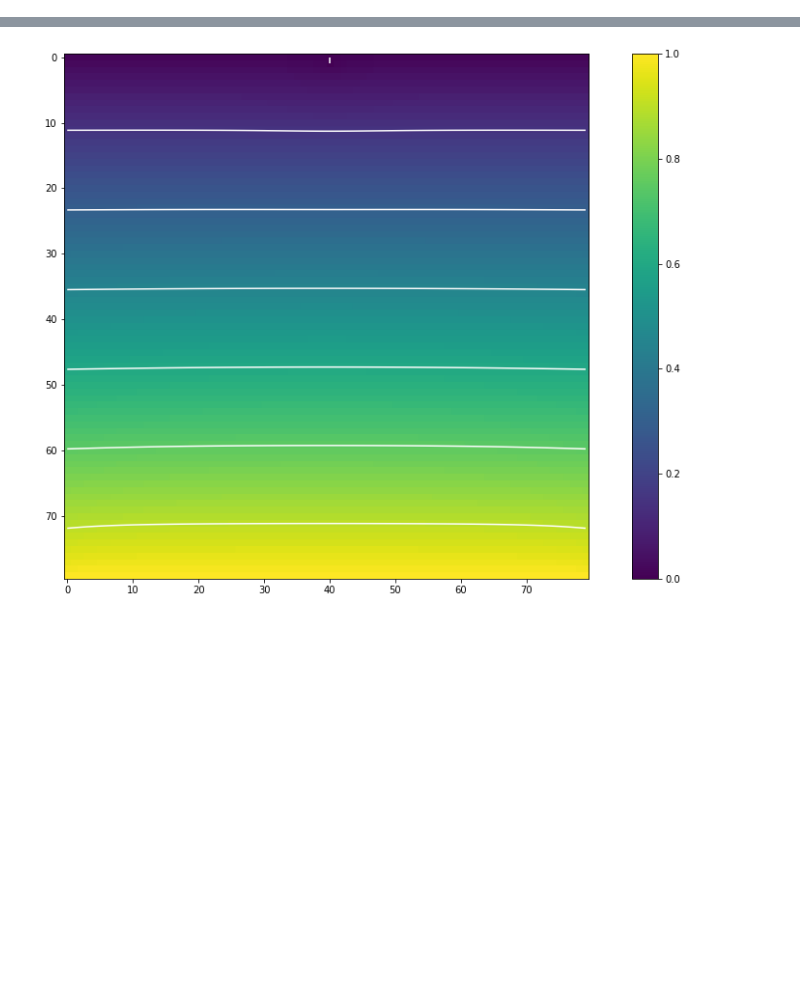
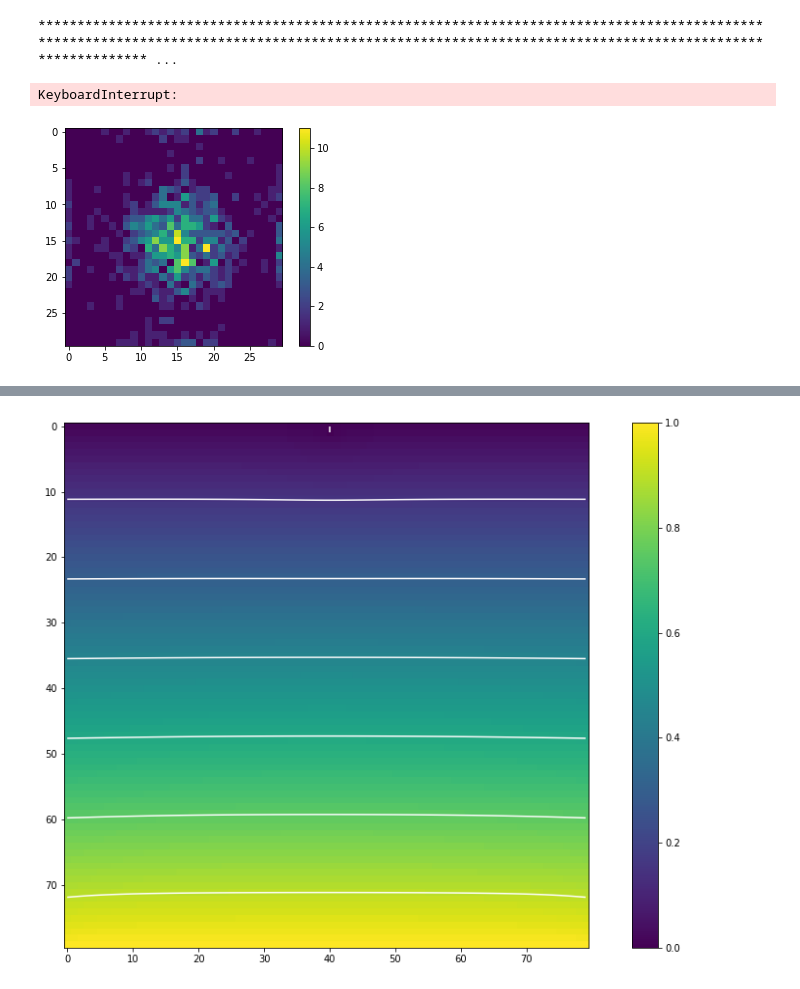
Before and after one commit to g-nilsson/spatial_discretizations_impact_on_simulations, a Jupyter notebook: DBM_cube.ipynb, the cells around one changed output, grey strips where cells are left out. Drawn from its saved outputs; the diff is of its cells as text; code cells hidden in the pictures; blank space fills up the shorter version.

```diff
--- a/DBM_cube.ipynb
+++ b/DBM_cube.ipynb
@@ -199,0 +196,29 @@ sim_instance.strike_lightning()
+# %%
+N=30
+nu=2.5
+threshold=0.0001
+
+filename_viz = f"C:\\Users\\gabri\\Desktop\\Capstone\\data\\{N}_{nu}_{threshold}_vizdata.txt"
+filename_strike = f"C:\\Users\\gabri\\Desktop\\Capstone\\data\\{N}_{nu}_{threshold}_strikedata.txt"
+viz_file = open(filename_viz,'a')
+strike_file = open(filename_strike,'a')
+
+viz_storing_freq = 10
+
+i = 0
+while True:
+    sim_instance = DBM_cube(N=N, nu=nu, threshold=threshold)
+    sim_instance.strike_lightning()
+
+    i += 1
+
+    if i % viz_storing_freq == 0:
+        viz_file.write(f"{list(sim_instance.fixed_grid)}#")
+        print()
+
+    strike_file.write(f"{sim_instance.newest_neighbor}#")
+
+    print('*', end='')
+# %% [output]
+******************************************************************************************************************************************************************************************************** ...
+KeyboardInterrupt:
@@ -200,3 +228,29 @@ sim_instance.strike_lightning()
+# %%
+N=30
+nu=2.5
+threshold=0.0001
+
+filename_strike = f"C:\\Users\\gabri\\Desktop\\Capstone\\data\\{N}_{nu}_{threshold}_strikedata.txt"
+strike_file = open(filename_strike,'r')
+strike_data_str = strike_file.read()
+strike_data_str = strike_data_str.split('#')[:-1]
+
+strike_data = np.zeros((N, N))
+for point in strike_data_str:
+    point = point.split(',')
+    x_coord = point[1]
+    y_coord = point[2]
+    x_coord = x_coord.strip()
+    y_coord = y_coord.strip()
+    y_coord = y_coord.strip(')')
+    strike_data[int(x_coord), int(y_coord)] += 1
+
+cmap = matplotlib.cm.viridis
+plt.imshow(strike_data, cmap=cmap)
+plt.colorbar()
+plt.show()
+# %% [output]
+[figure, added]
 # %%
 # Import libraries
 import matplotlib.pyplot as plt
```
Also changed, not shown: parts of 4 cells of this notebook, 2 other files.
